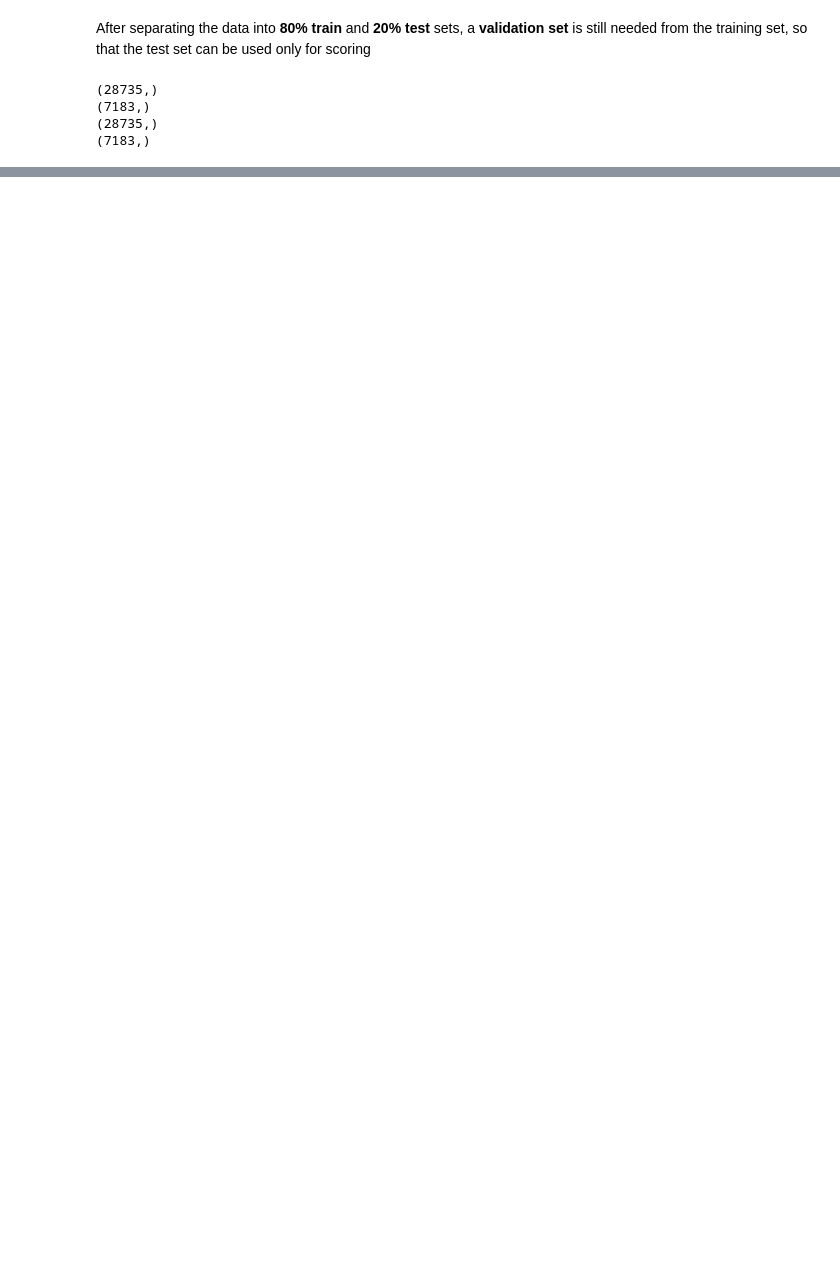
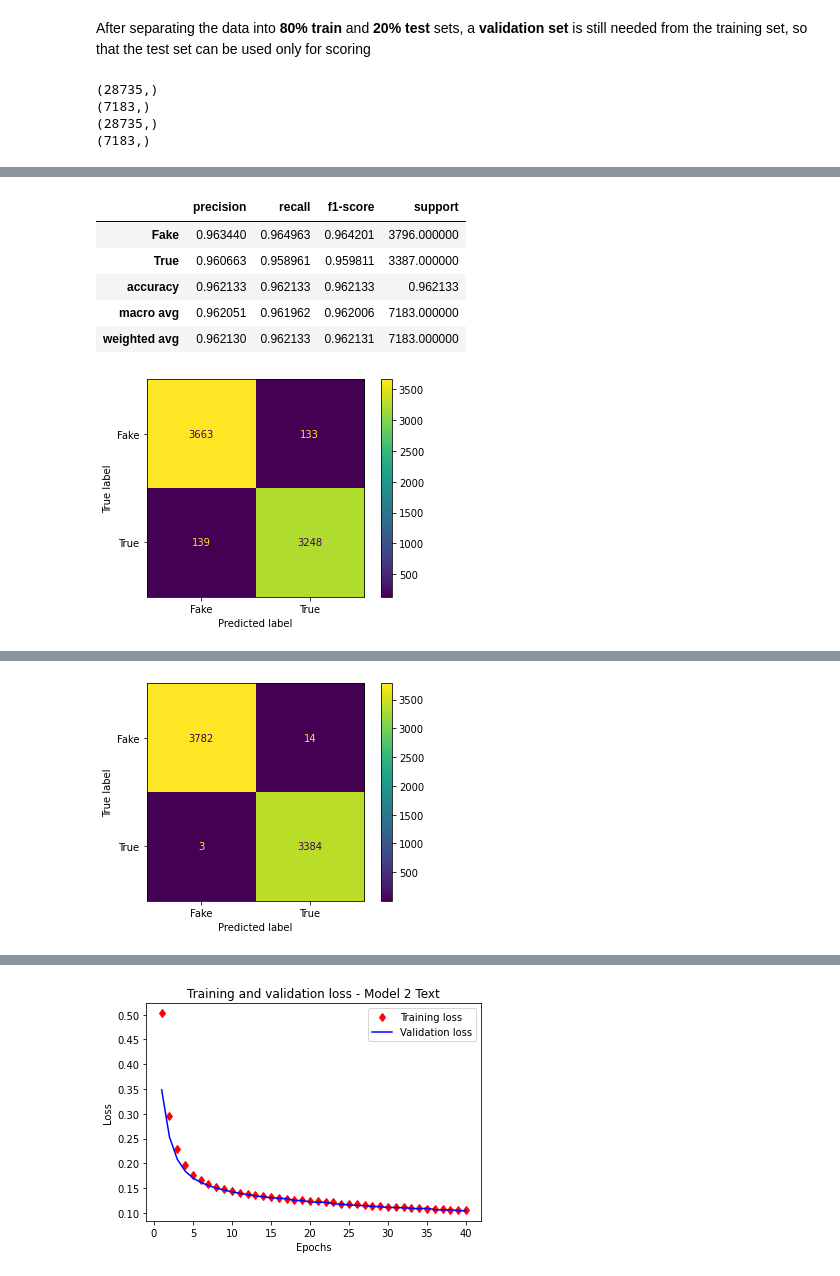
Before and after one commit to EdwardMMiller/Data-Mining-Project---Fall-2022, a Jupyter notebook: News_Classifier_COLAB.ipynb, the cells around one changed output, grey strips where cells are left out. Drawn from its saved outputs; the diff is of its cells as text; code cells hidden in the pictures; blank space fills up the shorter version.

```diff
--- a/News_Classifier_COLAB.ipynb
+++ b/News_Classifier_COLAB.ipynb
@@ -840,0 +906,71 @@ print('Labels:\n', Outside_Test_labels)
+# %%
+##############################################################################
+############  EXPERIMENTS 3 & 4 - MODEL 2 ####################################
+##############################################################################
+
+#### TEXT ########
+
+Model2_Text.summary()
+# looking at summary for Model1_History_Text
+Model_2_Text_Results = Model2_Text.evaluate(val_text, val_label)
+print(Model_2_Text_Results)
+# looking at the accuracy for the test set using text
+print('\n')
+
+#### TITLE ########
+
+Model2_Title.summary()
+# looking at summary for Model1_History_Text
+Model_2_Title_Results = Model2_Title.evaluate(val_title, val_label)
+print(Model_2_Title_Results)
+# looking at the accuracy for the test set using titles
+
+#### TEXT ########
+
+Model_2_Probabilities_Text = get_model_predictions(Model2_Text, val_text, probability = True)
+# getting probababilities from function
+Model_2_Predictions_Text = get_model_predictions(Model2_Text, val_text, probability = False)
+# getting predictions from function
+
+  #### TITLE ########
+
+Model_2_Probabilities_Title = get_model_predictions(Model2_Title, val_title, probability = True)
+# getting probababilities from function
+Model_2_Predictions_Title = get_model_predictions(Model2_Title, val_title, probability = False)
+# getting predictions from function
+
+display_metrics(val_label,
+                Model_2_Predictions_Text,
+                Model_2_Probabilities_Text,
+                title = "MODEL 2 TEXT")
+display_metrics(val_label,
+                Model_2_Predictions_Title,
+                Model_2_Probabilities_Title,
+                title = "MODEL 2 TITLES")
+# showing metrics for Model 1 text and titles
+
+train_validation_plotter(Model2_History_Text, "Model 2 Text")
+# getting plots for Model 1 Text
+train_validation_plotter(Model2_History_Title, "Model 2 Title")
+# getting plots for Model 1 Text
+
+################## EXPERIMENT 3 - MODEL 2 TEXT #######################
+
+experiment_df.loc[len(experiment_df.index)] = \
+["Experiment %s" %(3), "Val Text", "MODEL 2 (nnlm-en-dim128-with-normalization/2)" ,
+ accuracy_score(val_label, Model_2_Predictions_Text ),
+ f1_score(val_label, Model_2_Predictions_Text ),
+ roc_auc_score(val_label, Model_2_Probabilities_Text)      ]
+# Adding the new values from this experiment into the experiment_df dataframe
+
+################## EXPERIMENT 4 - MODEL 2 TITLE #######################
+
+experiment_df.loc[len(experiment_df.index)] = \
+["Experiment %s" %(4), "Val Title", "MODEL 2 (nnlm-en-dim128-with-normalization/2)" ,
+ accuracy_score(val_label, Model_2_Predictions_Title ),
+ f1_score(val_label, Model_2_Predictions_Title ),
+ roc_auc_score(val_label, Model_2_Probabilities_Title)      ]
+# Adding the new values from this experiment into the experiment_df dataframe
+
+display(experiment_df)
+# %% [output]
@@ -840,0 +994,7 @@ print('Labels:\n', Outside_Test_labels)
+|  | precision | recall | f1-score | support |
+| Fake | 0.963440 | 0.964963 | 0.964201 | 3796.000000 |
+| True | 0.960663 | 0.958961 | 0.959811 | 3387.000000 |
+| accuracy | 0.962133 | 0.962133 | 0.962133 | 0.962133 |
+| macro avg | 0.962051 | 0.961962 | 0.962006 | 7183.000000 |
+| weighted avg | 0.962130 | 0.962133 | 0.962131 | 7183.000000 |
+[figure, added]
@@ -840,0 +1014 @@ print('Labels:\n', Outside_Test_labels)
+[figure, added]
@@ -840,0 +1018 @@ print('Labels:\n', Outside_Test_labels)
+[figure, added]
```
Also changed, not shown: parts of 50 cells of this notebook.
